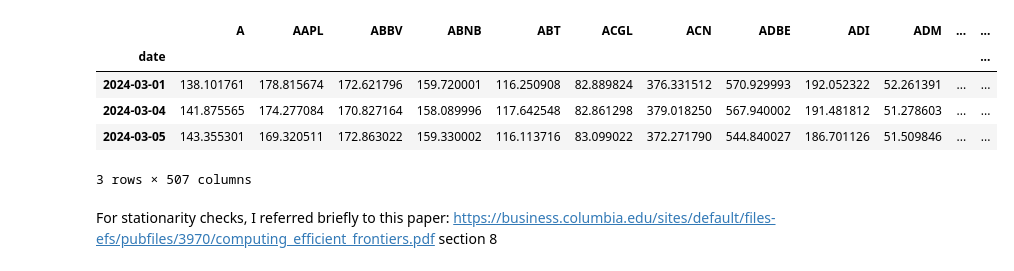
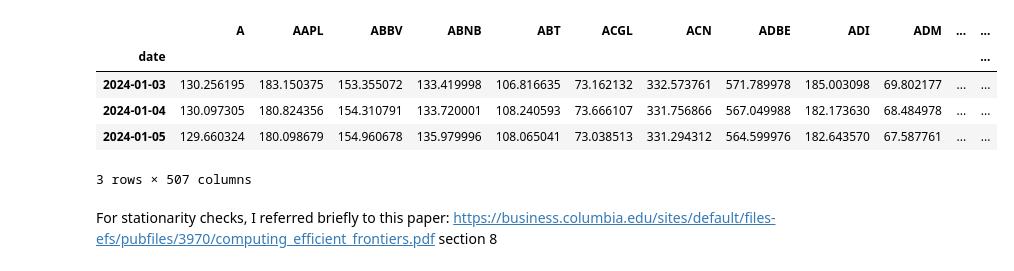
Before and after one commit to shaeanneeu/cryptoto, a Jupyter notebook: notebooks/shae_timeseries.ipynb, the cells around one changed output. Saved outputs shown, nothing was run; the diff lists cells and outputs as text; code cells hidden in the pictures.

```diff
--- a/notebooks/shae_timeseries.ipynb
+++ b/notebooks/shae_timeseries.ipynb
@@ -10,29 +10,27 @@ import warnings
 # %%
 # Load S&P 500 prices
 sp500_prices = pd \
     .read_csv("../data/raw/tessa_sp500_prices.csv") \
     .drop(columns=['GEV', 'SOLV', 'SW']) \
     .iloc[: , 1:] \
     .set_index("date", inplace=False)
 
 # Load NCI prices
 nci_prices = pd \
     .read_csv("../data/raw/tessa_nci_prices.csv") \
     .iloc[: , 1:] \
     .set_index("date", inplace=False)
 
 # Left join on S&P
 data = pd.merge(sp500_prices, nci_prices, on="date", how="left")
-data = data[data.index >= "2024-03-01"]
-data = data[data.index <= "2025-02-28"]
 
 data.head(3)
 # %% [output]
 |  | A | AAPL | ABBV | ABNB | ABT | ACGL | ACN | ADBE | ADI | ADM | ... | ... |
 | date |  |  |  |  |  |  |  |  |  |  |  | ... |
-| 2024-03-01 | 138.101761 | 178.815674 | 172.621796 | 159.720001 | 116.250908 | 82.889824 | 376.331512 | 570.929993 | 192.052322 | 52.261391 | ... | ... |
-| 2024-03-04 | 141.875565 | 174.277084 | 170.827164 | 158.089996 | 117.642548 | 82.861298 | 379.018250 | 567.940002 | 191.481812 | 51.278603 | ... | ... |
-| 2024-03-05 | 143.355301 | 169.320511 | 172.863022 | 159.330002 | 116.113716 | 83.099022 | 372.271790 | 544.840027 | 186.701126 | 51.509846 | ... | ... |
+| 2024-01-03 | 130.256195 | 183.150375 | 153.355072 | 133.419998 | 106.816635 | 73.162132 | 332.573761 | 571.789978 | 185.003098 | 69.802177 | ... | ... |
+| 2024-01-04 | 130.097305 | 180.824356 | 154.310791 | 133.720001 | 108.240593 | 73.666107 | 331.756866 | 567.049988 | 182.173630 | 68.484978 | ... | ... |
+| 2024-01-05 | 129.660324 | 180.098679 | 154.960678 | 135.979996 | 108.065041 | 73.038513 | 331.294312 | 564.599976 | 182.643570 | 67.587761 | ... | ... |
 3 rows × 507 columns
 # %%
 portfolio = pd.read_csv("../data/processed/starting_portfolio.csv")
```
Also changed, not shown: parts of 7 cells of this notebook.
